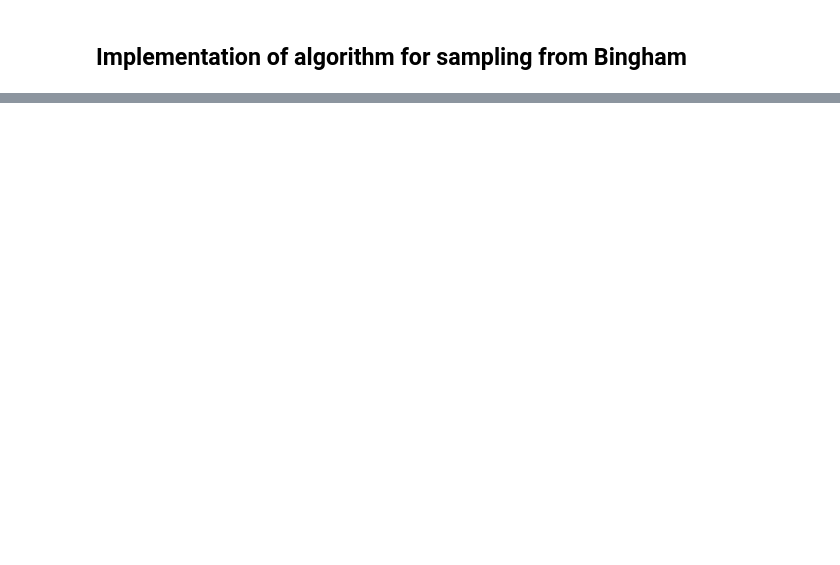
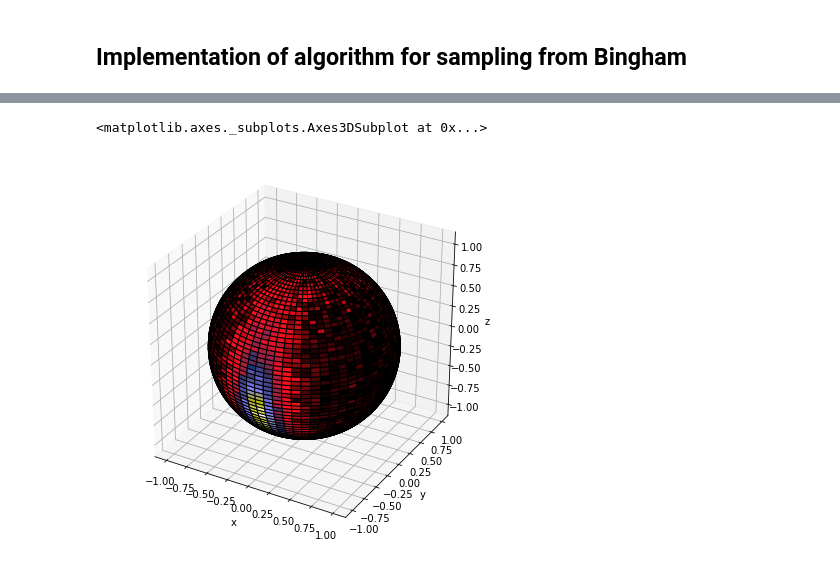
Before and after one commit to EiffL/tfdirectional, a Jupyter notebook: demo.ipynb, the cells around one changed output, grey strips where cells are left out. Saved outputs shown, nothing was run; the diff lists cells and outputs as text; code cells hidden in the pictures; blank space fills up the shorter version.

```diff
--- a/demo.ipynb
+++ b/demo.ipynb
@@ -242,0 +241,7 @@ ax.set_axis_off()
+# %%
+directions = samp
+h = special.spherical_histogram(directions, radial_bins=1, theta_bins=64, phi_bins=64, )
+h.projection("theta", "phi").plot.globe_map(density=True, figsize=(7, 7), cmap="gist_stern")
+# %% [output]
+<matplotlib.axes._subplots.Axes3DSubplot at 0x...>
+[figure, added]
```
Also changed, not shown: parts of 8 cells of this notebook.
